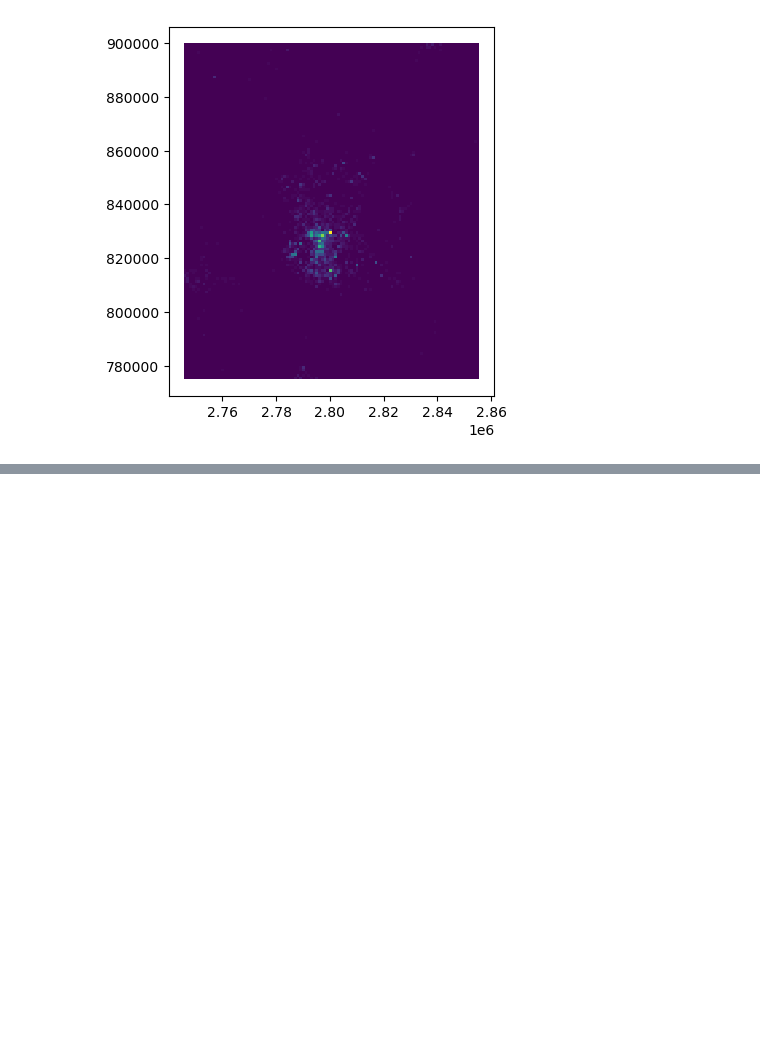
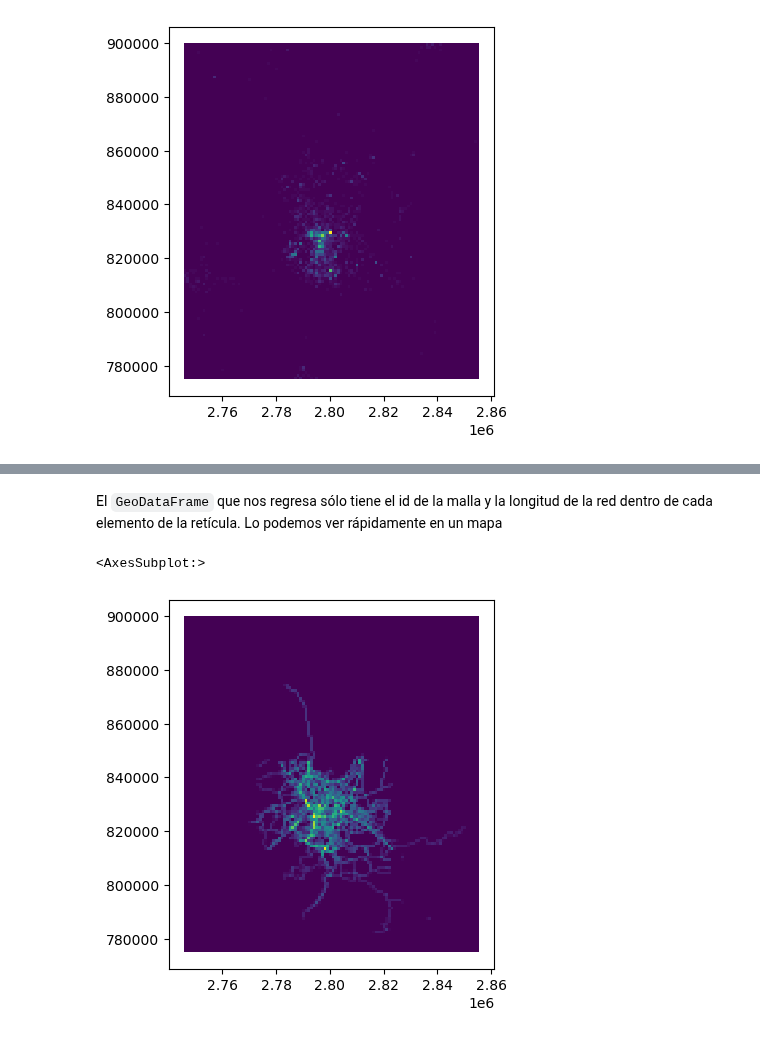
Before and after one commit to CentroGeo/pyLandUseMX, a Jupyter notebook: 01_mallas.ipynb, the cells around one changed output, grey strips where cells are left out. Saved outputs shown, nothing was run; the diff lists cells and outputs as text; code cells hidden in the pictures; blank space fills up the shorter version.

```diff
--- a/01_mallas.ipynb
+++ b/01_mallas.ipynb
@@ -118,0 +124,20 @@ agregados.plot('cuenta')
+# %%
+#| export
+def lineas_a_malla(lineas:gpd.GeoDataFrame, # La capa de líneas a agregar
+                   malla: gpd.GeoDataFrame # La malla para la agregación
+                   ):
+    """ Regresa la malla con la longitud de las lineas agregadas en cada elemento. """
+    with warnings.catch_warnings():
+        warnings.simplefilter("ignore")
+        union = (red
+                .to_crs(malla.crs)
+                .overlay(malla, how='union')
+                .dissolve(by='grid_id')
+                .length.reset_index()
+                .rename({0:'longitud'}, axis=1)
+            )
+    union = (malla
+            .merge(union, on='grid_id', how='left')
+            .fillna(0)
+        )
+    return union
@@ -118,0 +156,3 @@ agregados.plot('cuenta')
+# %%
+red_malla = lineas_a_malla(red, malla)
+red_malla
@@ -118,0 +173,7 @@ agregados.plot('cuenta')
+# %% [markdown]
+El `GeoDataFrame` que nos regresa sólo tiene el id de la malla y la longitud de la red dentro de cada elemento de la retícula. Lo podemos ver rápidamente en un mapa
+# %%
+red_malla.plot('longitud')
+# %% [output]
+<AxesSubplot:>
+[figure, added]
```
Also changed, not shown: parts of 6 cells of this notebook, 2 other files.
